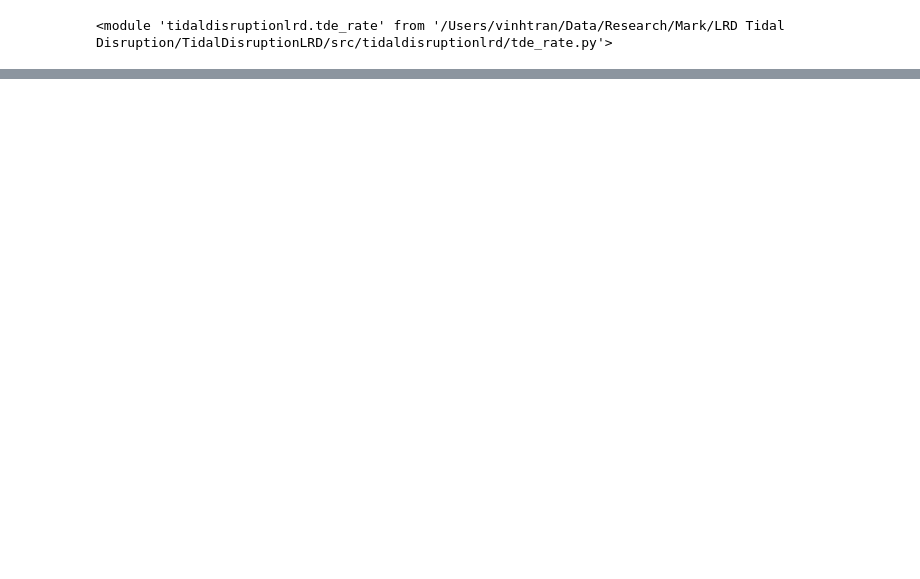
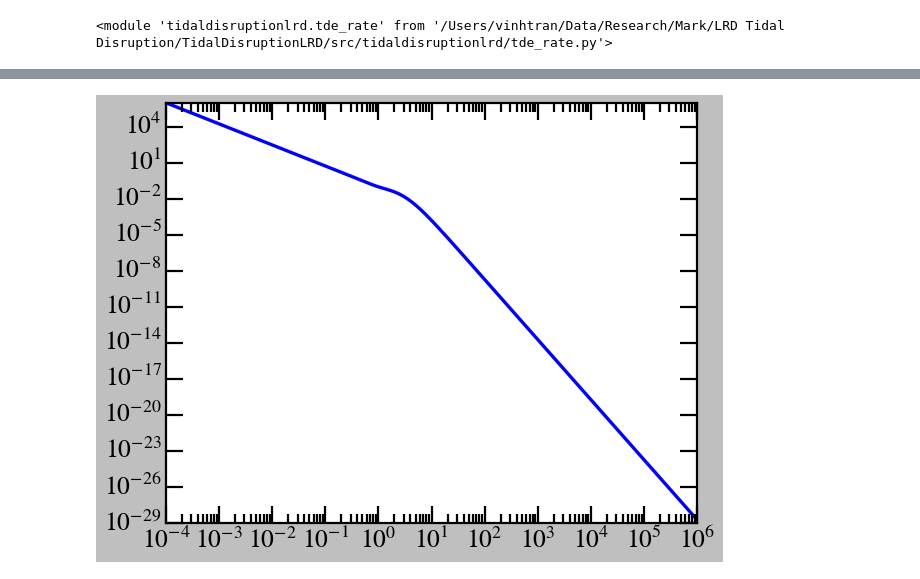
Before and after one commit to vinh-qtran/TidalDisruptionLRD, a Jupyter notebook: nbs/test.ipynb, the cells around one changed output, grey strips where cells are left out. Drawn from its saved outputs; the diff is of its cells as text; code cells hidden in the pictures; blank space fills up the shorter version.

```diff
--- a/nbs/test.ipynb
+++ b/nbs/test.ipynb
@@ -75,3 +63,16 @@ plt.show()
+# %%
+plt.plot(
+    profile.r_bins,
+    profile.stellar_rho_bins,
+)
+
+plt.xscale("log")
+plt.yscale("log")
+
+plt.tight_layout()
+plt.show()
+# %% [output]
+[figure, added]
 # %%
 plt.plot(
     profile.epsilon_bins,
```
Also changed, not shown: parts of 7 cells of this notebook, 3 other files.
